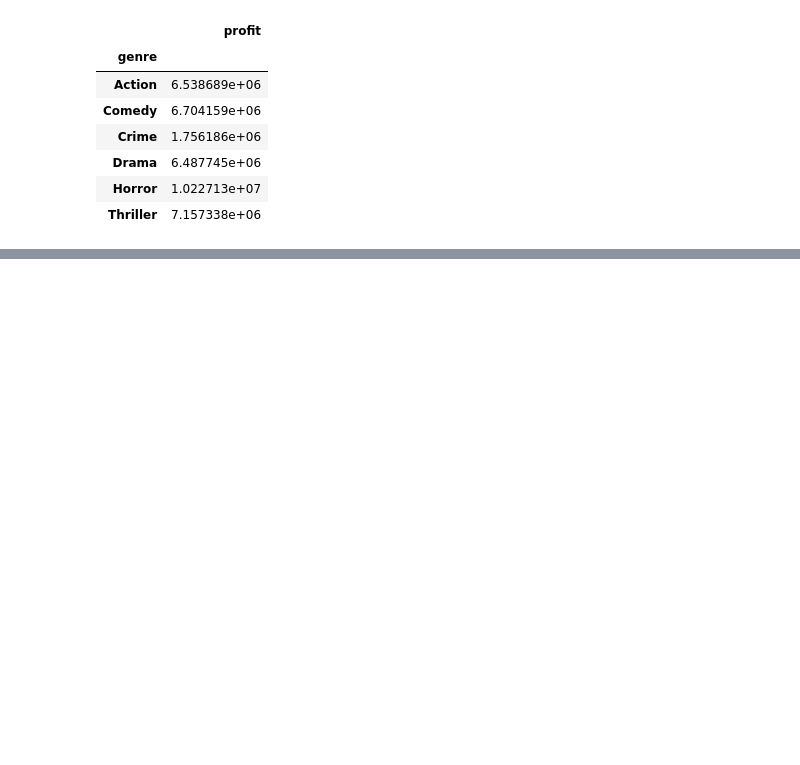
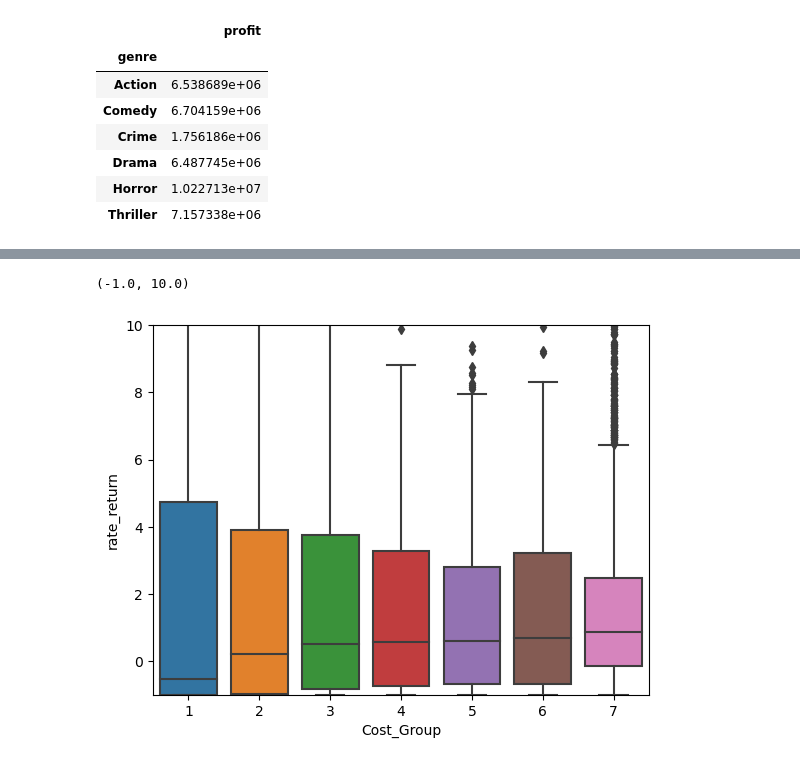
Before and after one commit to jgoett2/Phase-2-MovieProject, a Jupyter notebook: EDA1.ipynb, the cells around one changed output, grey strips where cells are left out. Saved outputs shown, nothing was run; the diff lists cells and outputs as text; code cells hidden in the pictures; blank space fills up the shorter version.

```diff
--- a/EDA1.ipynb
+++ b/EDA1.ipynb
@@ -705,0 +811,16 @@ low_budget_movies.sort_values("profit", ascending=False).head(20)
+# %%
+df4["rate_return"] = (df4.worldwide_gross-df4.production_budget)/df4.production_budget
+df4.loc[df4["production_budget"] < 2000000, "Cost_Group"] = 1
+df4.loc[(df4["production_budget"] >= 2000000) & (df4["production_budget"] < 4000000), "Cost_Group"] = 2
+df4.loc[(df4["production_budget"] >= 4000000) & (df4["production_budget"] < 6000000), "Cost_Group"] = 3
+df4.loc[(df4["production_budget"] >= 6000000) & (df4["production_budget"] < 8000000) , "Cost_Group"] = 4
+df4.loc[(df4["production_budget"] >= 8000000) & (df4["production_budget"] < 10000000) , "Cost_Group"] = 5
+df4.loc[(df4["production_budget"] >= 10000000) & (df4["production_budget"] < 12000000) , "Cost_Group"] = 6
+df4.loc[(df4["production_budget"] >= 12000000), "Cost_Group"] = 7
+# %%
+fig, ax = plt.subplots()
+sns.boxplot(data=df4, x="Cost_Group", y="rate_return", ax=ax )
+ax.set_ylim(-1,10)
+# %% [output]
+(-1.0, 10.0)
+[figure, added]
```
Also changed, not shown: parts of 28 cells of this notebook.
